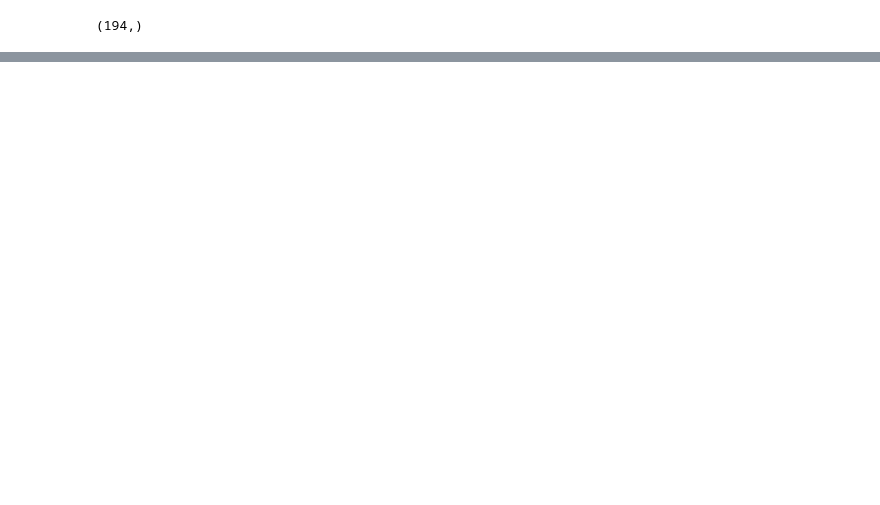
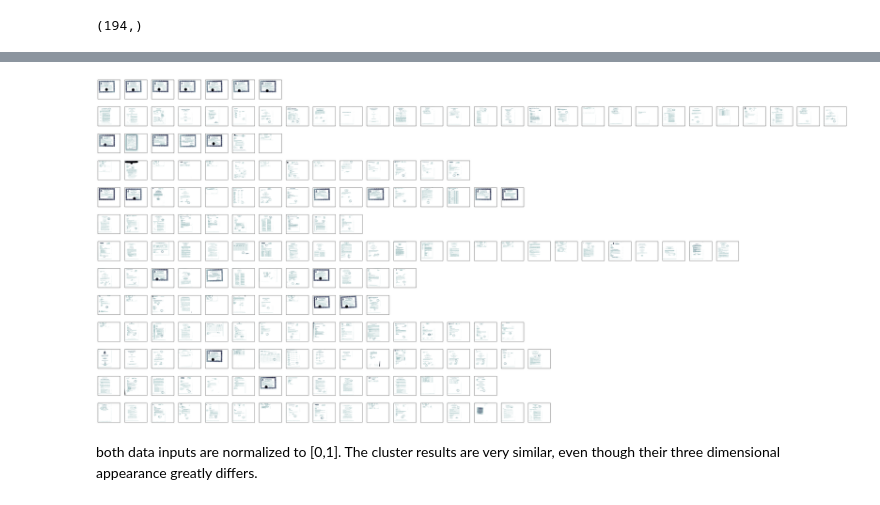
Before and after one commit to KlaraGtknst/topic-analysis-text-data, a Jupyter notebook: image_clustering.ipynb, the cells around one changed output, grey strips where cells are left out. Drawn from its saved outputs; the diff is of its cells as text; code cells hidden in the pictures; blank space fills up the shorter version.

```diff
--- a/image_clustering.ipynb
+++ b/image_clustering.ipynb
@@ -627,0 +661,7 @@ display_cluster_content(documents_small_before_PCA, cluster_label, max_w_small,
+# %%
+display_cluster_content(documents, cluster_label, max_w, max_h, save=False)
+# %% [output]
+[figure, added]
+# %% [markdown]
+both data inputs are normalized to [0,1].
+The cluster results are very similar, even though their three dimensional appearance greatly differs.
```
Also changed, not shown: parts of 9 cells of this notebook.
